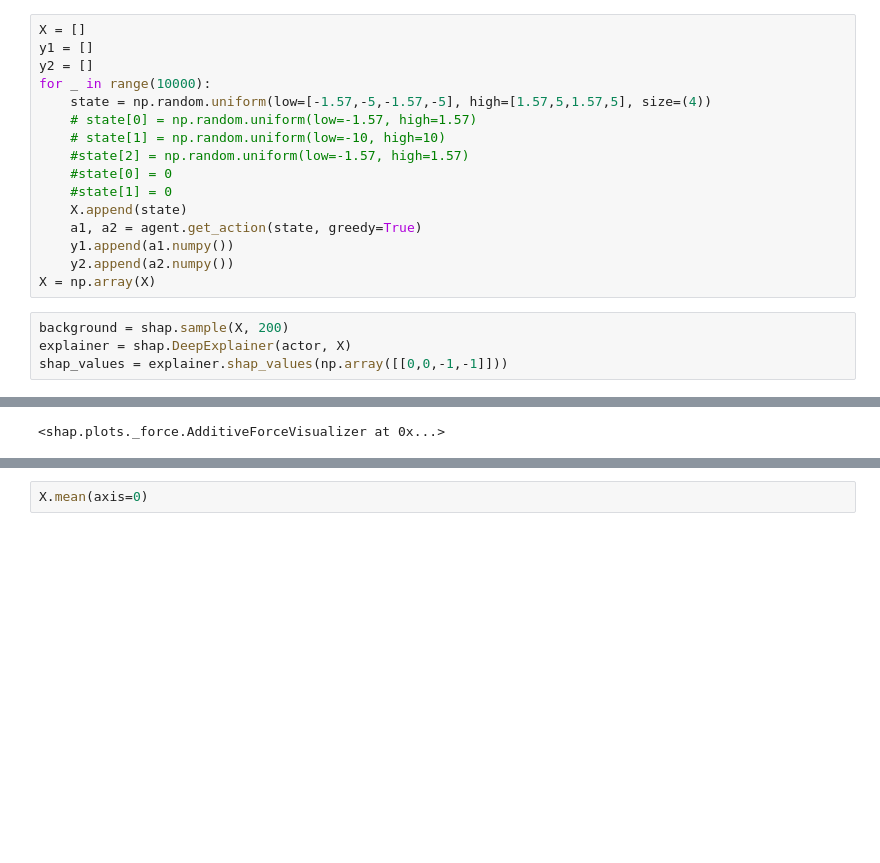
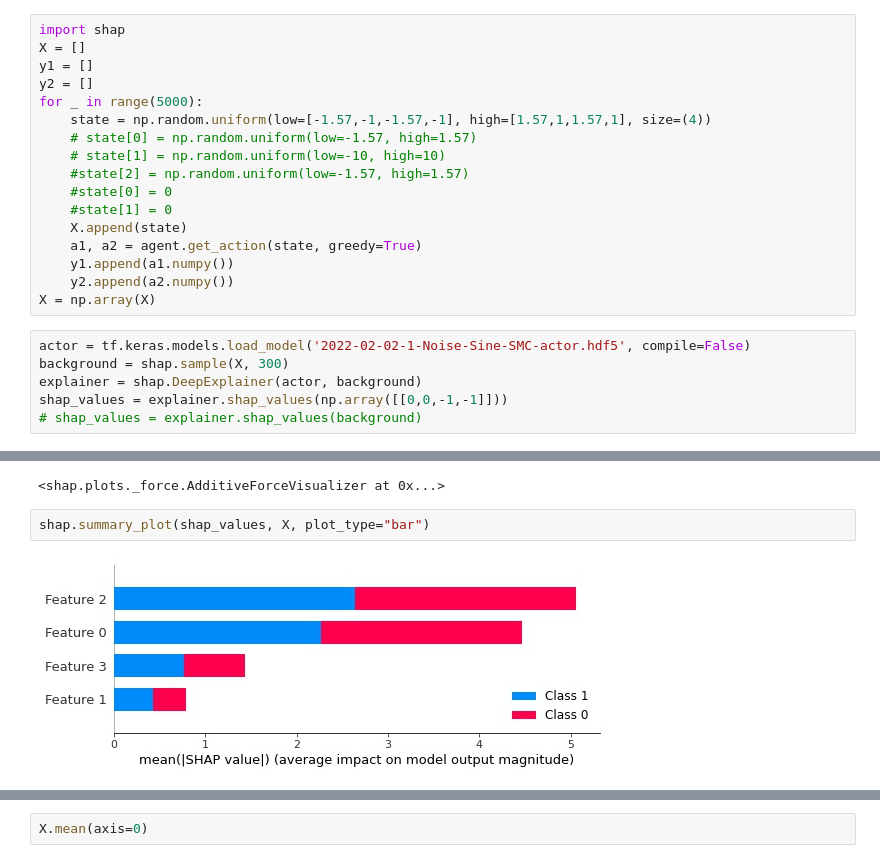
Before and after one commit to AndyRay1998/U-model-based-Adaptive-Sliding-Mode-Control-Using-a-Deep-Deterministic-Policy-Gradient, a Jupyter notebook: DDPG official-timevarying target 6-Copy14.ipynb, the cells around one changed output, grey strips where cells are left out. Drawn from its saved outputs; the diff is of its cells as text; blank space fills up the shorter version.

```diff
--- a/DDPG official-timevarying target 6-Copy14.ipynb
+++ b/DDPG official-timevarying target 6-Copy14.ipynb
@@ -886,11 +892,12 @@ Testing  | Episode: 1/10  | Episode Reward: -17040.1960  | Running Time: 246.901
 # %% [markdown]
 # XAI Shap
 # %%
+import shap
 X = []
 y1 = []
 y2 = []
-for _ in range(10000):
-    state = np.random.uniform(low=[-1.57,-5,-1.57,-5], high=[1.57,5,1.57,5], size=(4))
+for _ in range(5000):
+    state = np.random.uniform(low=[-1.57,-1,-1.57,-1], high=[1.57,1,1.57,1], size=(4))
     # state[0] = np.random.uniform(low=-1.57, high=1.57)
     # state[1] = np.random.uniform(low=-10, high=10)
     #state[2] = np.random.uniform(low=-1.57, high=1.57)
@@ -902,9 +909,11 @@ for _ in range(10000):
     y2.append(a2.numpy())
 X = np.array(X)
 # %%
-background = shap.sample(X, 200)
-explainer = shap.DeepExplainer(actor, X)
+actor = tf.keras.models.load_model('2022-02-02-1-Noise-Sine-SMC-actor.hdf5', compile=False)
+background = shap.sample(X, 300)
+explainer = shap.DeepExplainer(actor, background)
 shap_values = explainer.shap_values(np.array([[0,0,-1,-1]]))
+# shap_values = explainer.shap_values(background)
 # %% [output]
 WARNING:tensorflow:AutoGraph could not transform <function TFDeep.phi_symbolic.<locals>.grad_graph at 0x...> and will run it as-is.
 Please report this to the TensorFlow team. When filing the bug, set the verbosity to 10 (on Linux, `export AUTOGRAPH_VERBOSITY=10`) and attach the full output.
@@ -951,3 +943,7 @@ shap.force_plot(explainer.expected_value[1].numpy(), shap_values[1])
 # %% [output]
 [interactive output not drawn]
 <shap.plots._force.AdditiveForceVisualizer at 0x...>
+# %%
+shap.summary_plot(shap_values, X, plot_type="bar")
+# %% [output]
+[figure, added]
```
Also changed, not shown: parts of 45 cells of this notebook.
